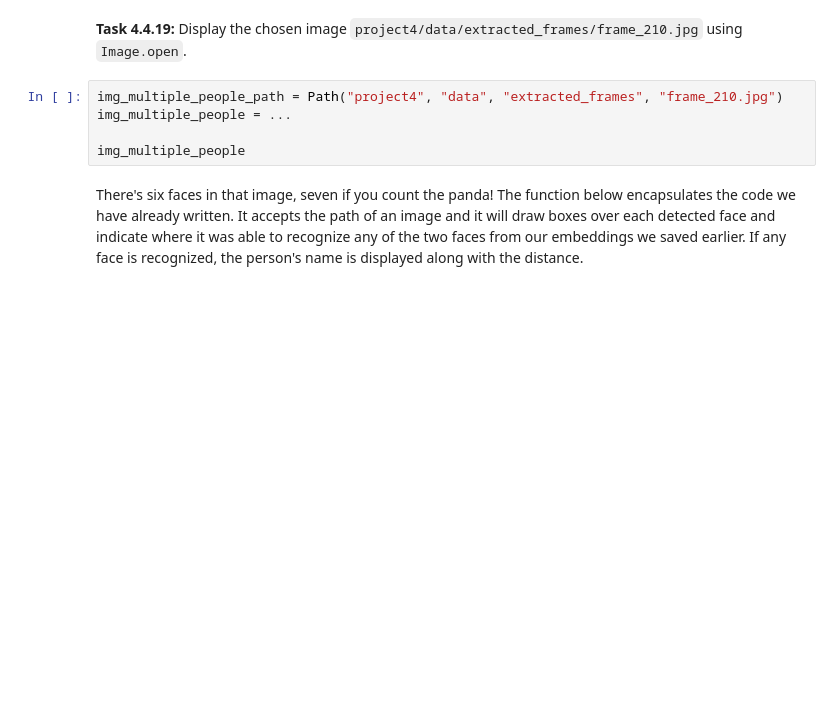
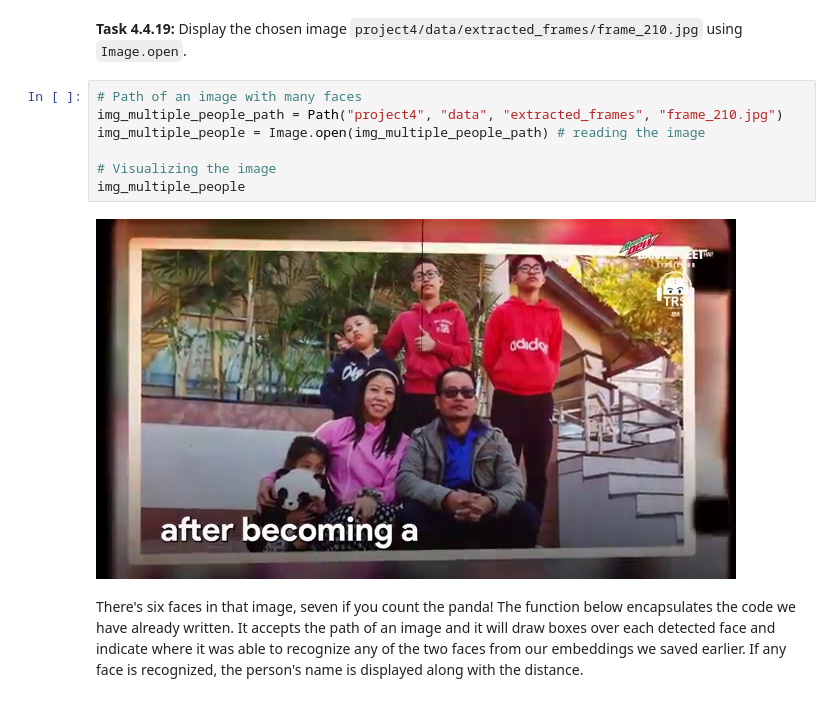
Before and after one commit to maxim-eyengue/WQU-Applied-AI-Lab, a Jupyter notebook: P04_Celebrity_Sightings_India/044-face-recognition-inceptionresnet.ipynb, the cells around one changed output. Drawn from its saved outputs; the diff is of its cells as text; blank space fills up the shorter version.

```diff
--- a/P04_Celebrity_Sightings_India/044-face-recognition-inceptionresnet.ipynb
+++ b/P04_Celebrity_Sightings_India/044-face-recognition-inceptionresnet.ipynb
@@ -372,10 +482,14 @@ Now we are ready to run our facial recognition model when there are more than on
 # %% [markdown]
 **Task 4.4.19:** Display the chosen image `project4/data/extracted_frames/frame_210.jpg` using `Image.open`.
 # %%
+# Path of an image with many faces
 img_multiple_people_path = Path("project4", "data", "extracted_frames", "frame_210.jpg")
-img_multiple_people = ...
+img_multiple_people = Image.open(img_multiple_people_path) # reading the image
 
+# Visualizing the image
 img_multiple_people
+# %% [output]
+[figure, added]
 # %% [markdown]
 There's six faces in that image, seven if you count the panda! The function below encapsulates the code we have already written. It accepts the path of an image and it will draw boxes over each detected face and indicate where it was able to recognize any of the two faces from our embeddings we saved earlier. If any face is recognized, the person's name is displayed along with the distance.
 # %%
```
Also changed, not shown: parts of 49 cells of this notebook, 1 other file.
